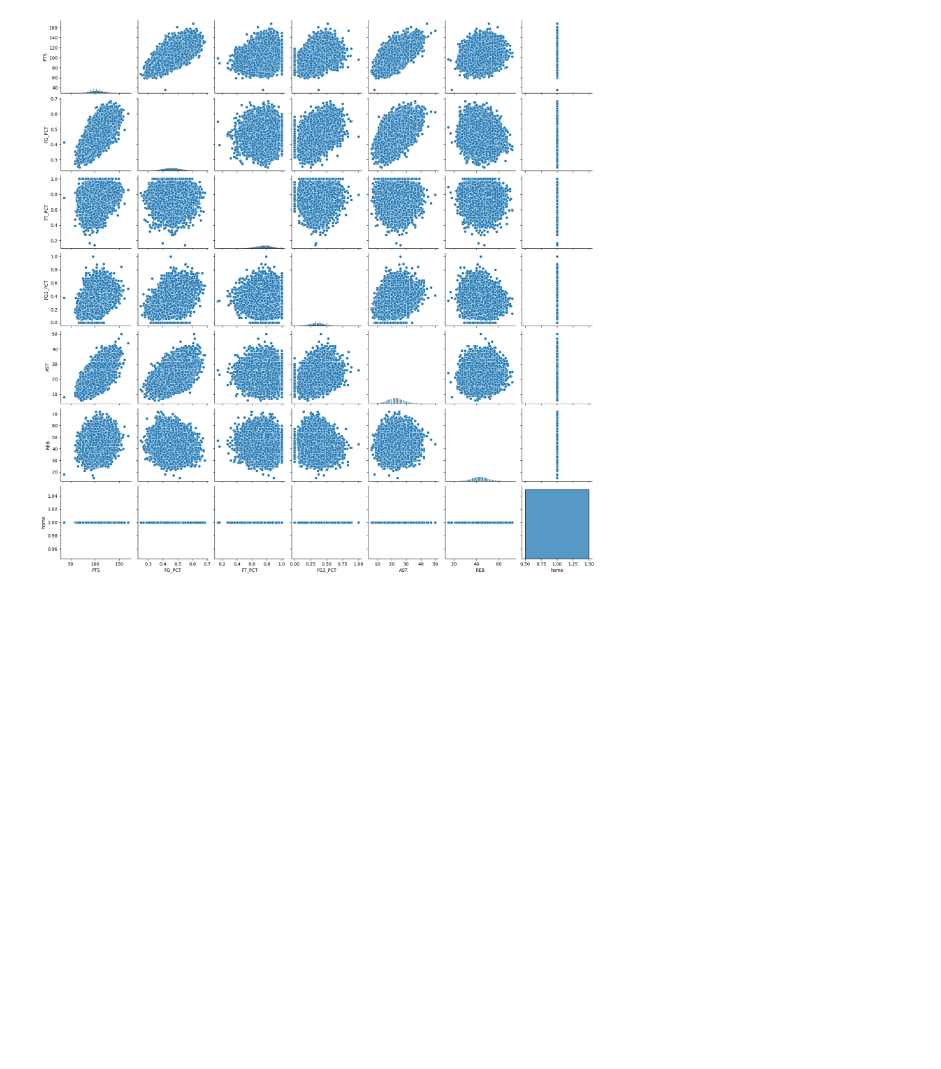
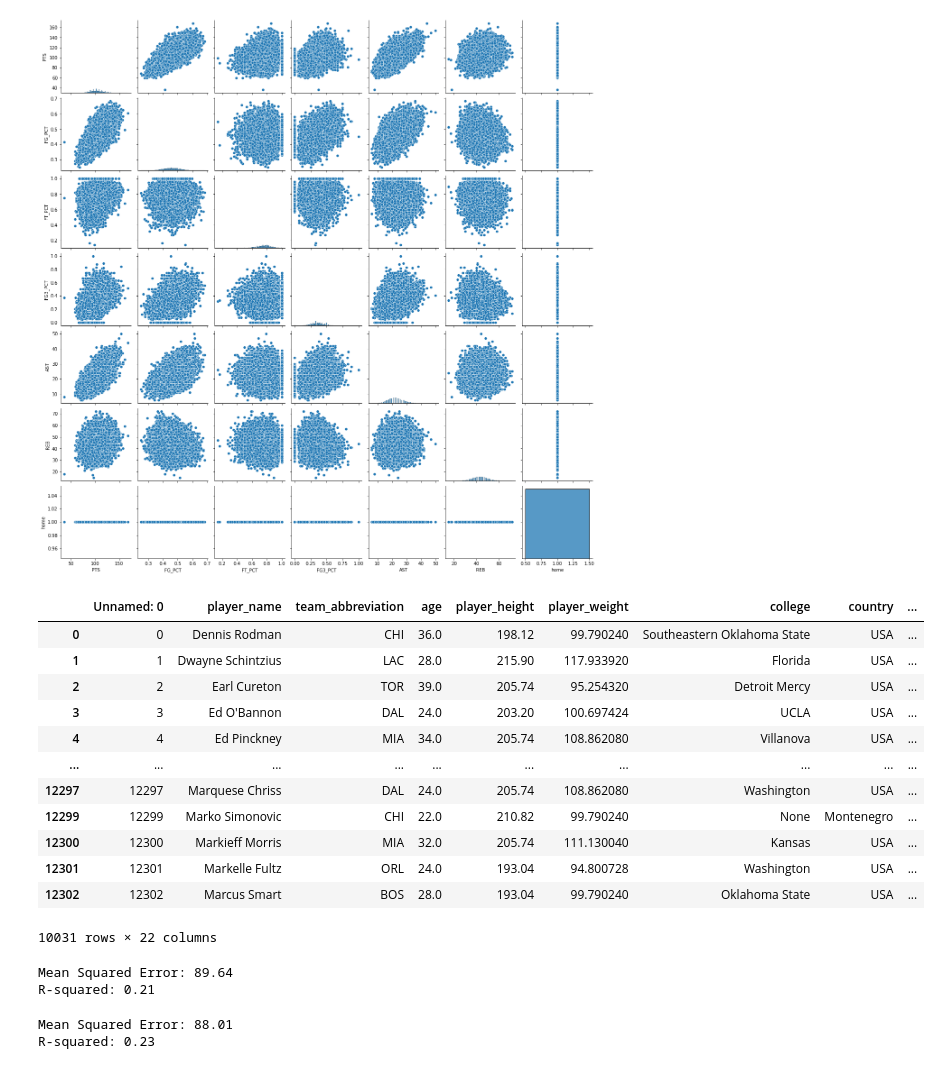
Before and after one commit to jefflee702/NBA, a Jupyter notebook: main.ipynb, the cells around one changed output. Cells and saved outputs as stored; diff of their text form; code cells hidden in the pictures; blank space fills up the shorter version.

Commit message:
Updated Main File with Regression Models

```diff
--- a/main.ipynb
+++ b/main.ipynb
@@ -101,3 +75,68 @@ sns.pairplot(home)
 # %% [output]
 <seaborn.axisgrid.PairGrid at 0x...>
 [figure]
+# %%
+players_df = pd.read_csv ("./data/all_seasons.csv")
+players_df = players_df.drop(players_df[players_df.draft_round == 'Undrafted'].index)#Remove undrafted
+players_df['draft_round'] = pd.to_numeric(players_df['draft_round'])
+players_df
+# %% [output]
+|  | Unnamed: 0 | player_name | team_abbreviation | age | player_height | player_weight | college | country | ... |
+| 0 | 0 | Dennis Rodman | CHI | 36.0 | 198.12 | 99.790240 | Southeastern Oklahoma State | USA | ... |
+| 1 | 1 | Dwayne Schintzius | LAC | 28.0 | 215.90 | 117.933920 | Florida | USA | ... |
+| 2 | 2 | Earl Cureton | TOR | 39.0 | 205.74 | 95.254320 | Detroit Mercy | USA | ... |
+| 3 | 3 | Ed O'Bannon | DAL | 24.0 | 203.20 | 100.697424 | UCLA | USA | ... |
+| 4 | 4 | Ed Pinckney | MIA | 34.0 | 205.74 | 108.862080 | Villanova | USA | ... |
+| ... | ... | ... | ... | ... | ... | ... | ... | ... | ... |
+| 12297 | 12297 | Marquese Chriss | DAL | 24.0 | 205.74 | 108.862080 | Washington | USA | ... |
+| 12299 | 12299 | Marko Simonovic | CHI | 22.0 | 210.82 | 99.790240 | None | Montenegro | ... |
+| 12300 | 12300 | Markieff Morris | MIA | 32.0 | 205.74 | 111.130040 | Kansas | USA | ... |
+| 12301 | 12301 | Markelle Fultz | ORL | 24.0 | 193.04 | 94.800728 | Washington | USA | ... |
+| 12302 | 12302 | Marcus Smart | BOS | 28.0 | 193.04 | 99.790240 | Oklahoma State | USA | ... |
+10031 rows × 22 columns
+# %%
+# Linear Regression Predicting Net Rating
+from sklearn.tree import DecisionTreeClassifier
+from sklearn.linear_model import LinearRegression
+from sklearn.model_selection import train_test_split
+from sklearn.metrics import mean_squared_error, r2_score
+
+# Split the dataset into training and testing sets
+X = players_df[["age", "player_height", "player_weight", "pts", "reb", "ast","oreb_pct","dreb_pct","usg_pct","ts_pct","ast_pct"]]
+y = players_df["net_rating"]
+X_train, X_test, y_train, y_test = train_test_split(X, y, test_size=0.2)
+
+# Fit the linear regression model to the training data
+reg_model = LinearRegression().fit(X_train, y_train)
+
+# Use the model to make predictions on the testing data
+y_pred = reg_model.predict(X_test)
+
+# Calculate the model's performance metrics
+mse = mean_squared_error(y_test, y_pred)
+r2 = r2_score(y_test, y_pred)
+
+print(f"Mean Squared Error: {mse:.2f}")
+print(f"R-squared: {r2:.2f}")
+# %% [output]
+Mean Squared Error: 89.64
+R-squared: 0.21
+# %%
+# Random Forest Regression Predicting Net Rating
+from sklearn.ensemble import RandomForestRegressor
+
+# Fit a random forest regression model to the training data
+rf_model = RandomForestRegressor(n_estimators=100, random_state=42).fit(X_train, y_train)
+
+# Use the model to make predictions on the testing data
+y_pred = rf_model.predict(X_test)
+
+# Calculate the model's performance metrics
+mse = mean_squared_error(y_test, y_pred)
+r2 = r2_score(y_test, y_pred)
+
+print(f"Mean Squared Error: {mse:.2f}")
+print(f"R-squared: {r2:.2f}")
+# %% [output]
+Mean Squared Error: 88.01
+R-squared: 0.23
```
Also changed, not shown: parts of 6 cells of this notebook.
